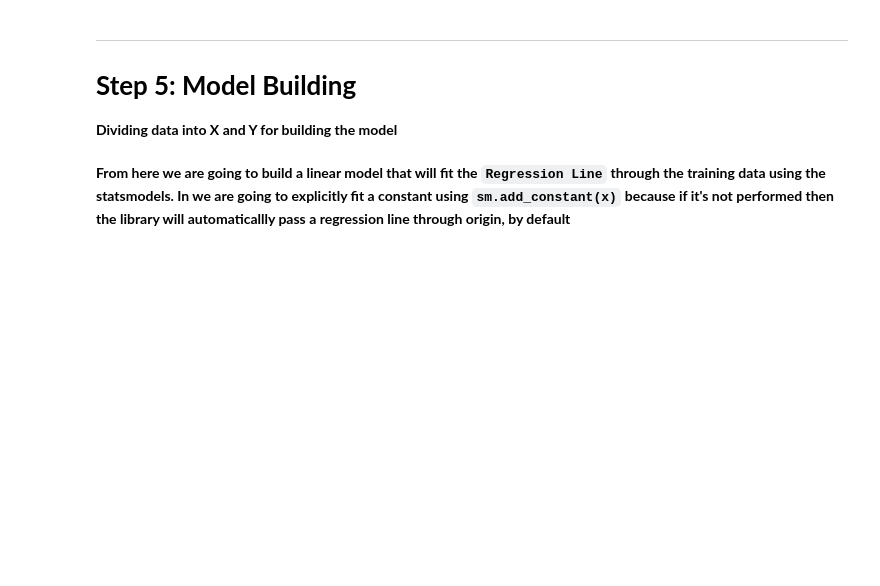
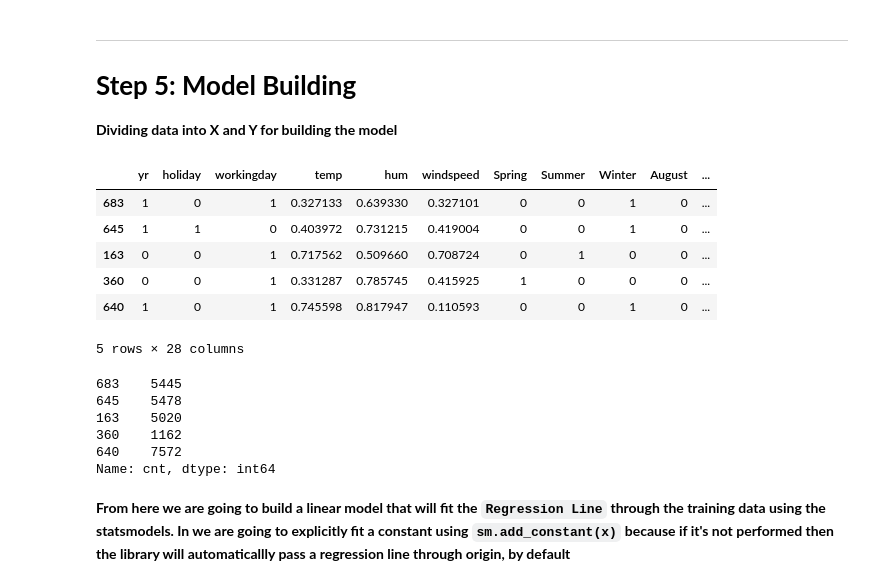
Before and after one commit to amanraghuvanshi/BikeSharing---MLR, a Jupyter notebook: src/main.ipynb, the cells around one changed output. Saved outputs shown, nothing was run; the diff lists cells and outputs as text; code cells hidden in the pictures; blank space fills up the shorter version.

```diff
--- a/src/main.ipynb
+++ b/src/main.ipynb
@@ -396,6 +396,25 @@ sns.heatmap(df_train.corr(), annot = True, cmap = 'Reds')
 # seperating the target variables
 y_train = df_train.pop('cnt')
 x_train = df_train
+# %%
+x_train.head()
+# %% [output]
+|  | yr | holiday | workingday | temp | hum | windspeed | Spring | Summer | Winter | August | ... |
+| 683 | 1 | 0 | 1 | 0.327133 | 0.639330 | 0.327101 | 0 | 0 | 1 | 0 | ... |
+| 645 | 1 | 1 | 0 | 0.403972 | 0.731215 | 0.419004 | 0 | 0 | 1 | 0 | ... |
+| 163 | 0 | 0 | 1 | 0.717562 | 0.509660 | 0.708724 | 0 | 1 | 0 | 0 | ... |
+| 360 | 0 | 0 | 1 | 0.331287 | 0.785745 | 0.415925 | 1 | 0 | 0 | 0 | ... |
+| 640 | 1 | 0 | 1 | 0.745598 | 0.817947 | 0.110593 | 0 | 0 | 1 | 0 | ... |
+5 rows × 28 columns
+# %%
+y_train.head()
+# %% [output]
+683    5445
+645    5478
+163    5020
+360    1162
+640    7572
+Name: cnt, dtype: int64
 # %% [markdown]
 **From here we are going to build a linear model that will fit the `Regression Line` through the training data using the statsmodels. In we are going to explicitly fit a constant using `sm.add_constant(x)` because if it's not performed then the library will automaticallly pass a regression line through origin, by default**
 # %% [markdown]
```
Also changed, not shown: parts of 13 cells of this notebook.
